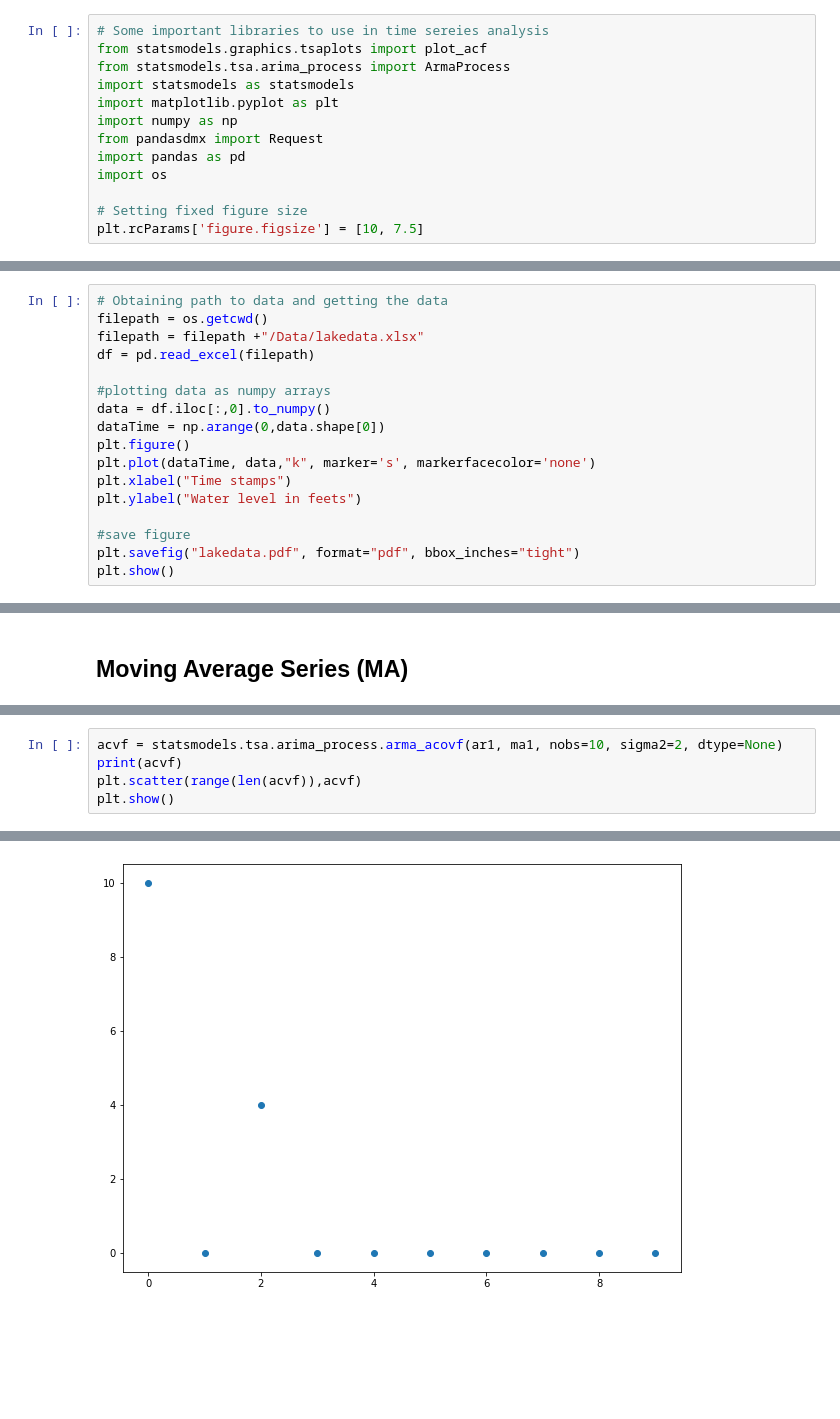
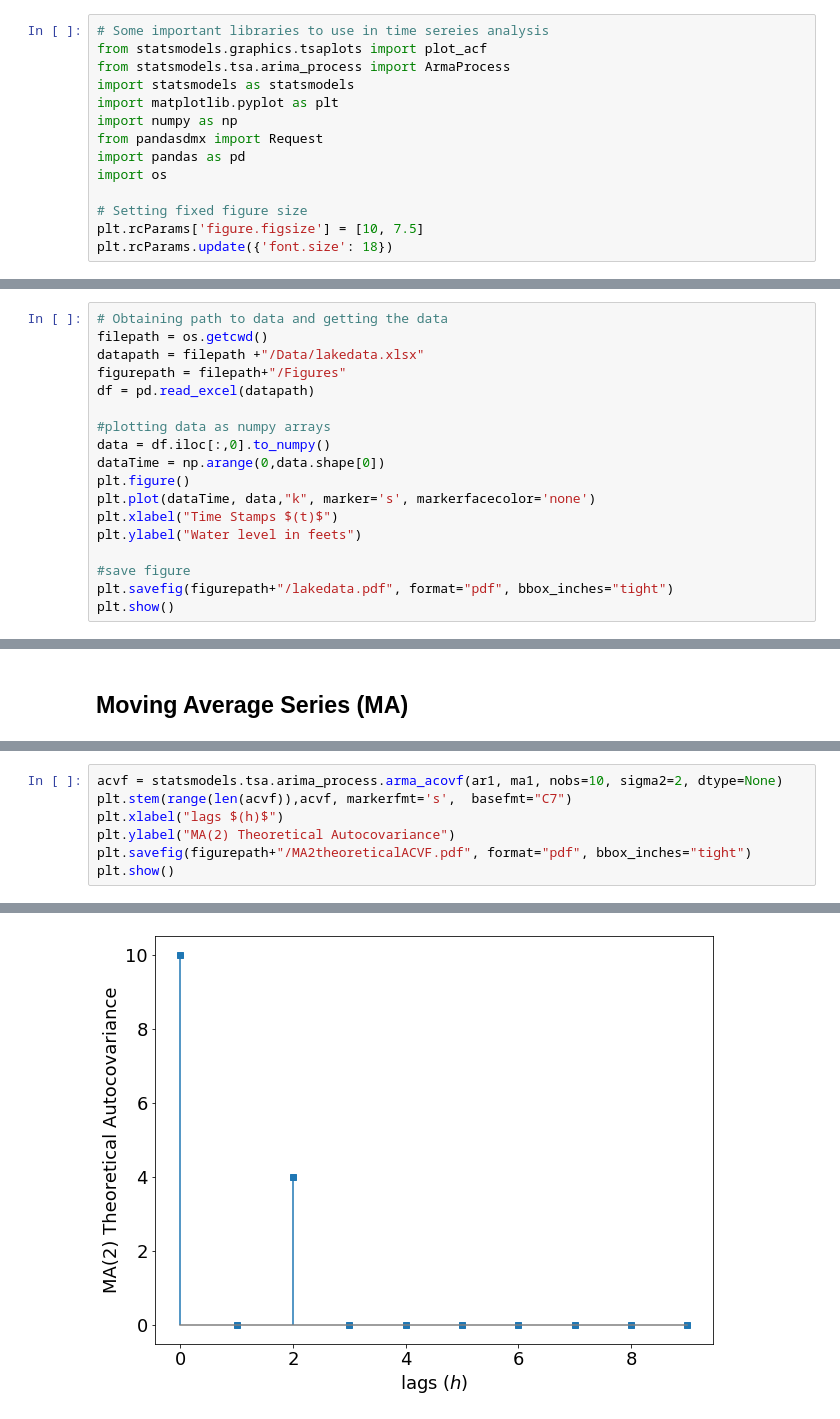
Before and after one commit to YassYe/Deeplearning-Workshops-FYP, a Jupyter notebook: Project2/TimeSeriesProject.ipynb, the cells around one changed output, grey strips where cells are left out. Cells and saved outputs as stored; diff of their text form; blank space fills up the shorter version.

```diff
--- a/Project2/TimeSeriesProject.ipynb
+++ b/Project2/TimeSeriesProject.ipynb
@@ -13,23 +13,25 @@ import os
 
 # Setting fixed figure size
 plt.rcParams['figure.figsize'] = [10, 7.5]
+plt.rcParams.update({'font.size': 18})
 # %% [markdown]
 #### Importing Lake Huron Data and Plotting it
 # %%
 # Obtaining path to data and getting the data
 filepath = os.getcwd()
-filepath = filepath +"/Data/lakedata.xlsx"
-df = pd.read_excel(filepath)
+datapath = filepath +"/Data/lakedata.xlsx"
+figurepath = filepath+"/Figures"
+df = pd.read_excel(datapath)
 
 #plotting data as numpy arrays
 data = df.iloc[:,0].to_numpy()
 dataTime = np.arange(0,data.shape[0])
 plt.figure()
 plt.plot(dataTime, data,"k", marker='s', markerfacecolor='none')
-plt.xlabel("Time stamps")
+plt.xlabel("Time Stamps $(t)$")
 plt.ylabel("Water level in feets")
 
 #save figure
-plt.savefig("lakedata.pdf", format="pdf", bbox_inches="tight")
+plt.savefig(figurepath+"/lakedata.pdf", format="pdf", bbox_inches="tight")
 plt.show()
 # %% [output]
@@ -111,6 +138,8 @@ plt.show()
 # %%
 acvf = statsmodels.tsa.arima_process.arma_acovf(ar1, ma1, nobs=10, sigma2=2, dtype=None)
-print(acvf)
-plt.scatter(range(len(acvf)),acvf)
+plt.stem(range(len(acvf)),acvf, markerfmt='s',  basefmt="C7")
+plt.xlabel("lags $(h)$")
+plt.ylabel("MA(2) Theoretical Autocovariance")
+plt.savefig(figurepath+"/MA2theoreticalACVF.pdf", format="pdf", bbox_inches="tight")
 plt.show()
 # %% [output]
@@ -118 +146 @@ plt.show()
-[figure, old version]
+[figure, new version]
```
Also changed, not shown: parts of 23 cells of this notebook, 11 other files.
